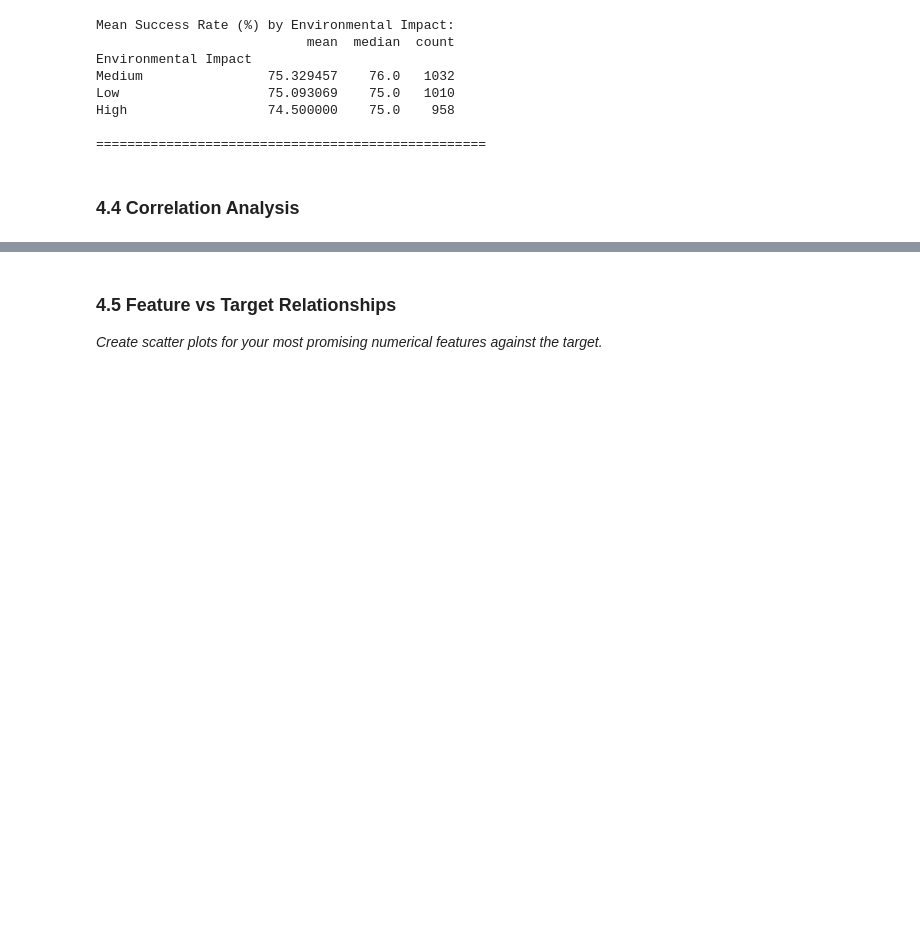
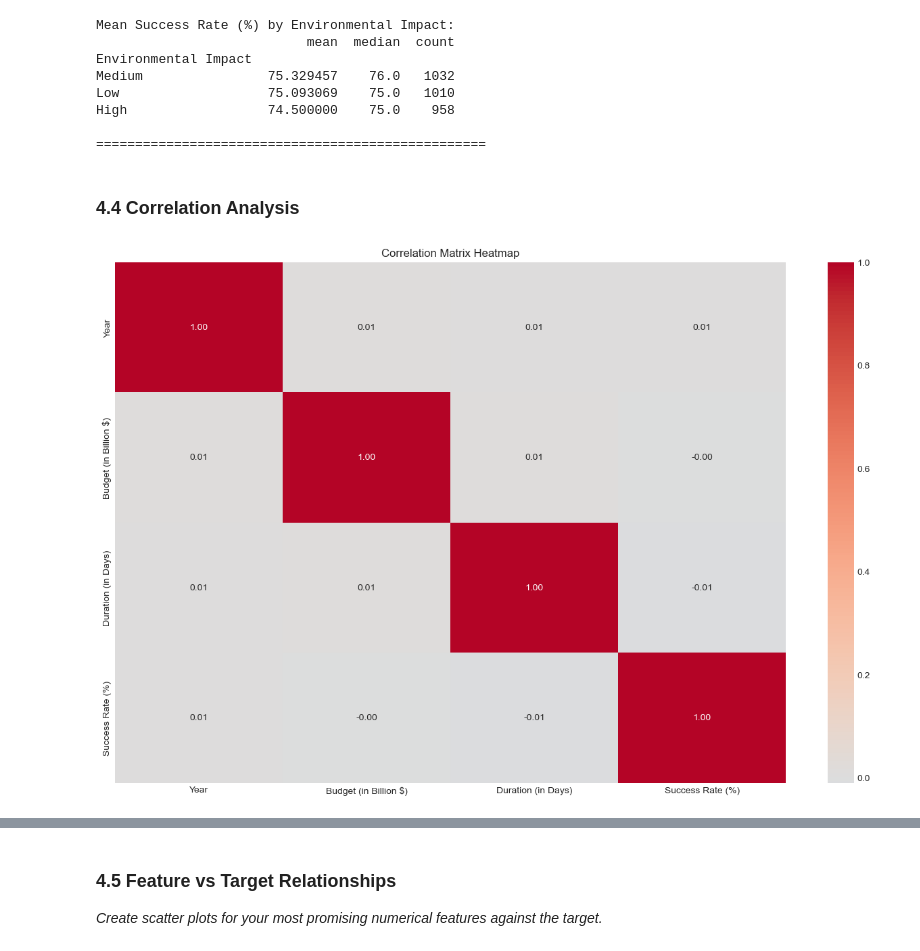
Before and after one commit to fsa-aiml-2511/individual-capstone-ssmanus94-debug, a Jupyter notebook: 01_problem_statement_and_eda_Capstone.ipynb, the cells around one changed output, grey strips where cells are left out. Saved outputs shown, nothing was run; the diff lists cells and outputs as text; code cells hidden in the pictures; blank space fills up the shorter version.

Commit message:
Did the sorrelation data and the plots... the part 4.5 plots look too uniform, or spread evenly, Is it supposed to do that?

```diff
--- a/01_problem_statement_and_eda_Capstone.ipynb
+++ b/01_problem_statement_and_eda_Capstone.ipynb
@@ -614,20 +614,36 @@ High                  74.500000    75.0    958
 # %%
 # TODO: Create and visualize a correlation matrix
 #
 # Steps:
 # 1. Create a list of columns: numerical_cols + [TARGET]
-# 2. Calculate the correlation matrix: df[columns].corr()
+# 2. Calculate the correlation matrix: df[columns].corr() *** .corr() used to calculat "relationship strength"
 # 3. Create a heatmap using sns.heatmap()
 #
 # Heatmap parameters to use:
 # - annot=True (show numbers)
 # - cmap='coolwarm' (color scheme)
 # - center=0 (center colormap at 0)
 # - fmt='.2f' (2 decimal places)
 #
 # Store the correlation matrix in: correlation_matrix
 
-# YOUR CODE HERE:
+columns_to_correlate = numerical_cols + [success_rate]     #*DO NOT MISSPELL the code
+# whats not working
+correlation_matrix = df[columns_to_correlate].corr()
+# Create heatmap
+plt.figure(figsize=(16, 10))
+sns.heatmap(correlation_matrix,
+            annot=True,
+            cmap='coolwarm',
+            center=0,
+            fmt='.2f'
+)
+plt.title('Correlation Matrix Heatmap')
+plt.show()
+
+# If you plt.title after plt.show() it will creat a new empty plot after your untiltled first one. very neat. only stumped the hell out of me for like 11 second.
+# %% [output]
+[figure, added]
 # %%
 # TODO: Extract and analyze correlations with the target variable
 #
```
Also changed, not shown: parts of 5 cells of this notebook.
